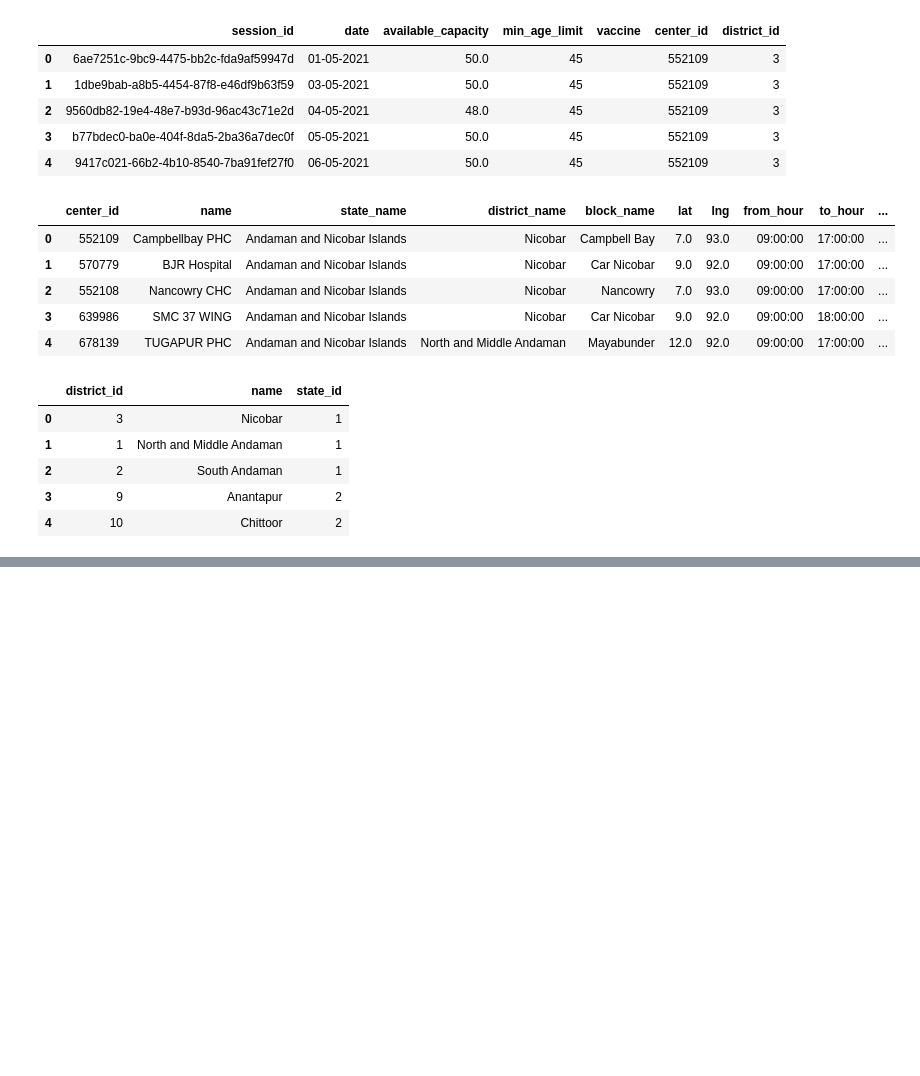
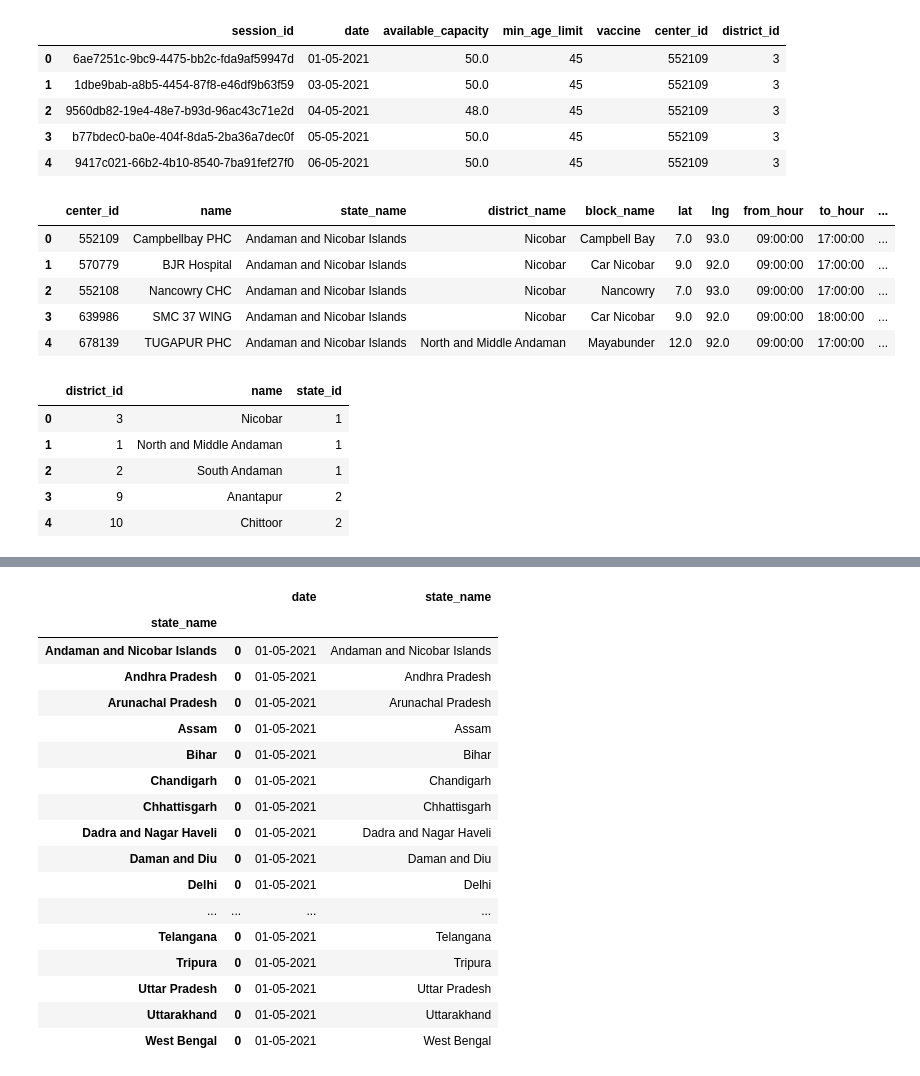
Before and after one commit to shashanksingh/blog_redux, a Jupyter notebook: _notebooks/2021-04-30-covid-vacctionations-slots-in-india.ipynb, the cells around one changed output, grey strips where cells are left out. Cells and saved outputs as stored; diff of their text form; code cells hidden in the pictures; blank space fills up the shorter version.

```diff
--- a/_notebooks/2021-04-30-covid-vacctionations-slots-in-india.ipynb
+++ b/_notebooks/2021-04-30-covid-vacctionations-slots-in-india.ipynb
@@ -67,7 +68,8 @@ class District:
 @dataclass
 class Session:
     session_id:str = None
-    date:str = None
+    date:datetime.datetime = None
+    query_date:datetime.datetime= None
     available_capacity:int = None
     min_age_limit:int = None
     vaccine:str = None
@@ -120,7 +122,7 @@ DISTRICT_DF = pd.DataFrame.from_dict([asdict(district) for district in DISTRICTS
 # %% [markdown]
 Lets now call actual api to get slots
 # %%
-MAX_DAYS = 1
+MAX_DAYS = 2
 
 def get_data_fiften_days_in_future_from_today():
     base = datetime.datetime.today()
@@ -135,9 +137,10 @@ for district_id in DISTRICTS.keys():
             resp_json = response.json()
             if resp_json["centers"]:
                 for center in resp_json["centers"]:
+                    center_uuid = str(uuid.uuid4())
                     center_id = center["center_id"]
                     center_name = center["name"]
-                    CENTERS[center_id] = Center(center_id=center_id,
+                    CENTERS[center_uuid] = Center(center_id=center_id,
                                                 name=center_name,
                                                 lat=center["lat"],
                                                 lng=center["long"],
@@ -152,6 +155,7 @@ for district_id in DISTRICTS.keys():
                         session_id = session["session_id"]
                         SESSIONS[session_id] = Session(session_id=session_id,
                                                        date=session["date"],
+                                                       query_date=slot_date,
                                                        available_capacity=session["available_capacity"],
                                                        min_age_limit=session["min_age_limit"],
                                                        vaccine=session["vaccine"],
@@ -216,0 +263,26 @@ session_center_district_df
+# %%
+session_center_district_df\
+    [['date', 'state_name']]\
+    .groupby('state_name')\
+    .apply(lambda x : x.sort_values(by = 'date', ascending = True)\
+    .head(1)\
+    .reset_index(drop = True)).head(40)
+# %% [output]
+|  |  | date | state_name |
+| state_name |  |  |  |
+| Andaman and Nicobar Islands | 0 | 01-05-2021 | Andaman and Nicobar Islands |
+| Andhra Pradesh | 0 | 01-05-2021 | Andhra Pradesh |
+| Arunachal Pradesh | 0 | 01-05-2021 | Arunachal Pradesh |
+| Assam | 0 | 01-05-2021 | Assam |
+| Bihar | 0 | 01-05-2021 | Bihar |
+| Chandigarh | 0 | 01-05-2021 | Chandigarh |
+| Chhattisgarh | 0 | 01-05-2021 | Chhattisgarh |
+| Dadra and Nagar Haveli | 0 | 01-05-2021 | Dadra and Nagar Haveli |
+| Daman and Diu | 0 | 01-05-2021 | Daman and Diu |
+| Delhi | 0 | 01-05-2021 | Delhi |
+| ... | ... | ... | ... |
+| Telangana | 0 | 01-05-2021 | Telangana |
+| Tripura | 0 | 01-05-2021 | Tripura |
+| Uttar Pradesh | 0 | 01-05-2021 | Uttar Pradesh |
+| Uttarakhand | 0 | 01-05-2021 | Uttarakhand |
+| West Bengal | 0 | 01-05-2021 | West Bengal |
```
Also changed, not shown: parts of 7 cells of this notebook.
